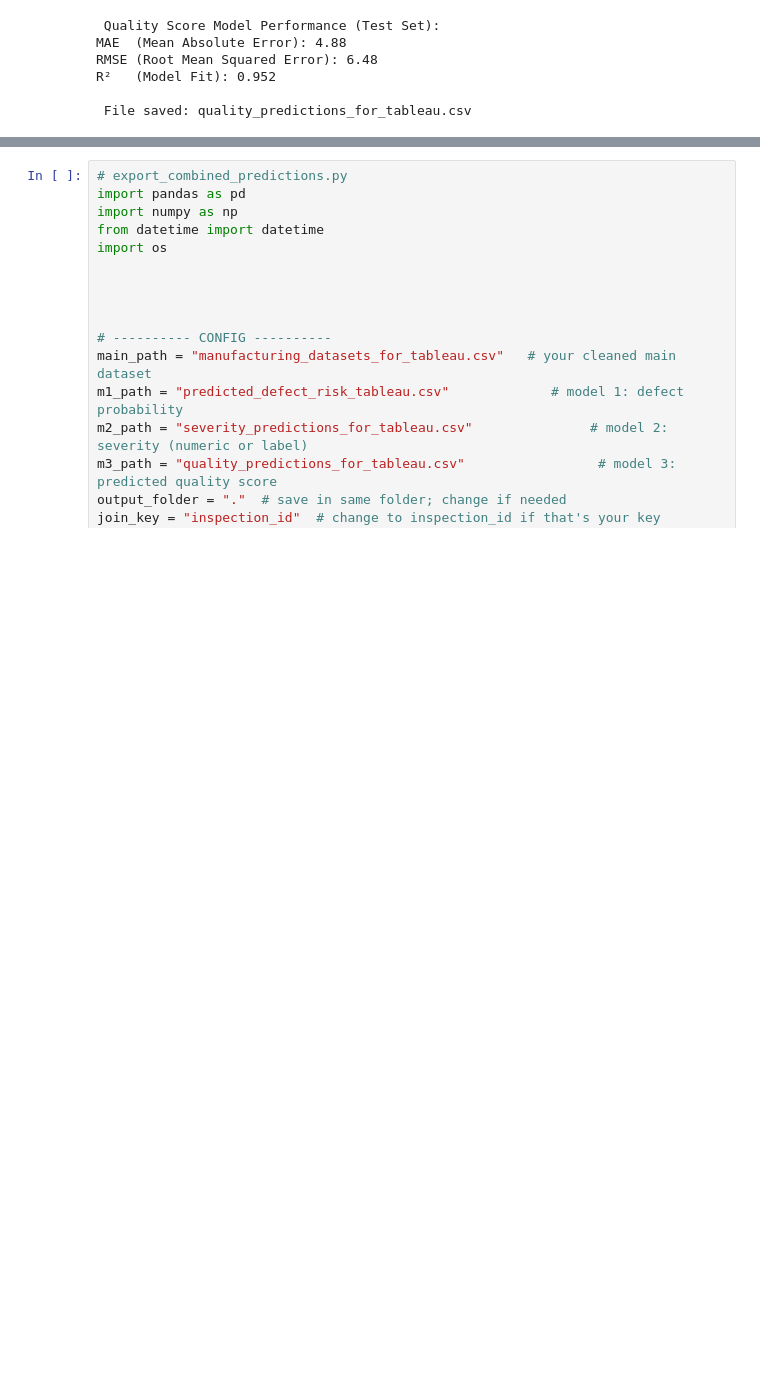
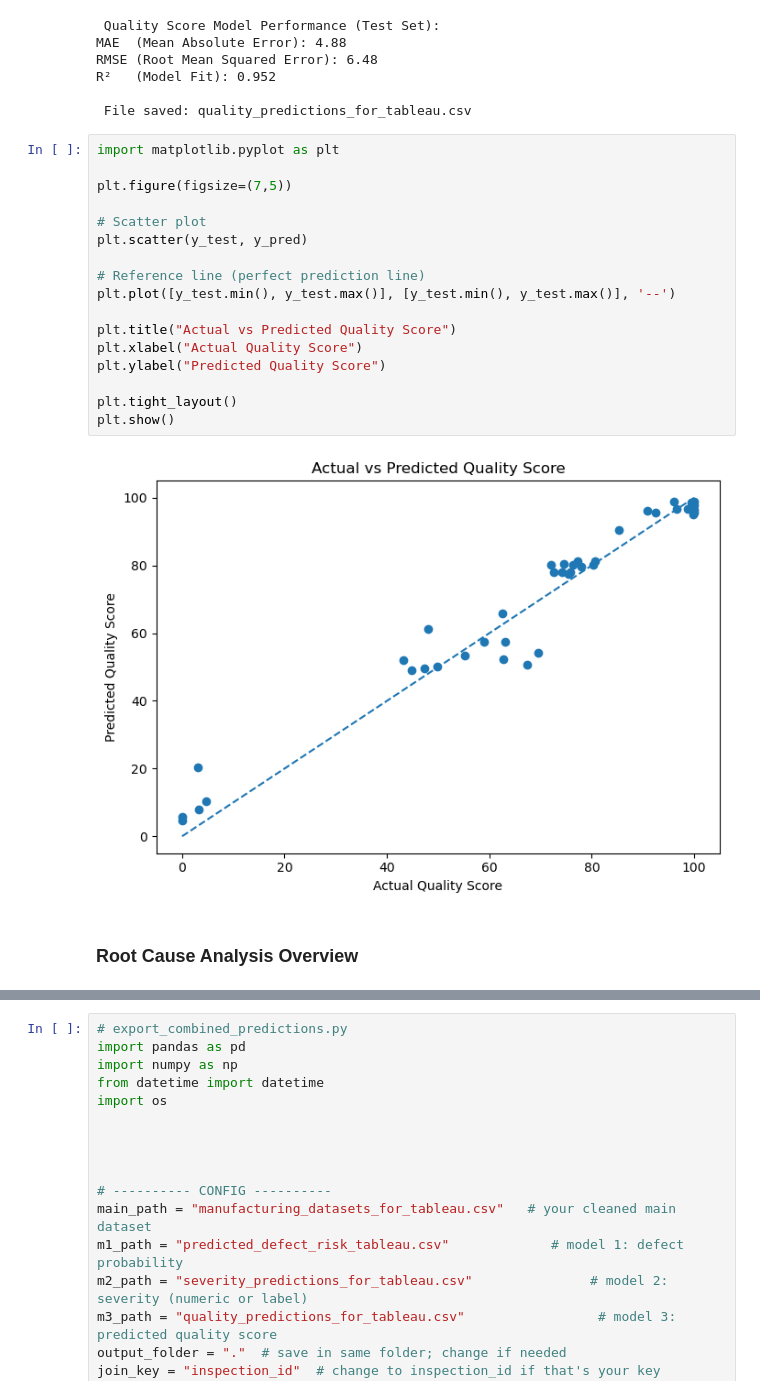
Before and after one commit to bbhatta10/Smart-Quality-Analysis, a Jupyter notebook: ManuQuality.ipynb, the cells around one changed output, grey strips where cells are left out. Saved outputs shown, nothing was run; the diff lists cells and outputs as text; blank space fills up the shorter version.

```diff
--- a/ManuQuality.ipynb
+++ b/ManuQuality.ipynb
@@ -798,3 +798,24 @@ RMSE (Root Mean Squared Error): 6.48
 R²   (Model Fit): 0.952
 
  File saved: quality_predictions_for_tableau.csv
+# %%
+import matplotlib.pyplot as plt
+
+plt.figure(figsize=(7,5))
+
+# Scatter plot
+plt.scatter(y_test, y_pred)
+
+# Reference line (perfect prediction line)
+plt.plot([y_test.min(), y_test.max()], [y_test.min(), y_test.max()], '--')
+
+plt.title("Actual vs Predicted Quality Score")
+plt.xlabel("Actual Quality Score")
+plt.ylabel("Predicted Quality Score")
+
+plt.tight_layout()
+plt.show()
+# %% [output]
+[figure, added]
+# %% [markdown]
+### Root Cause Analysis Overview
```
Also changed, not shown: parts of 5 cells of this notebook.
